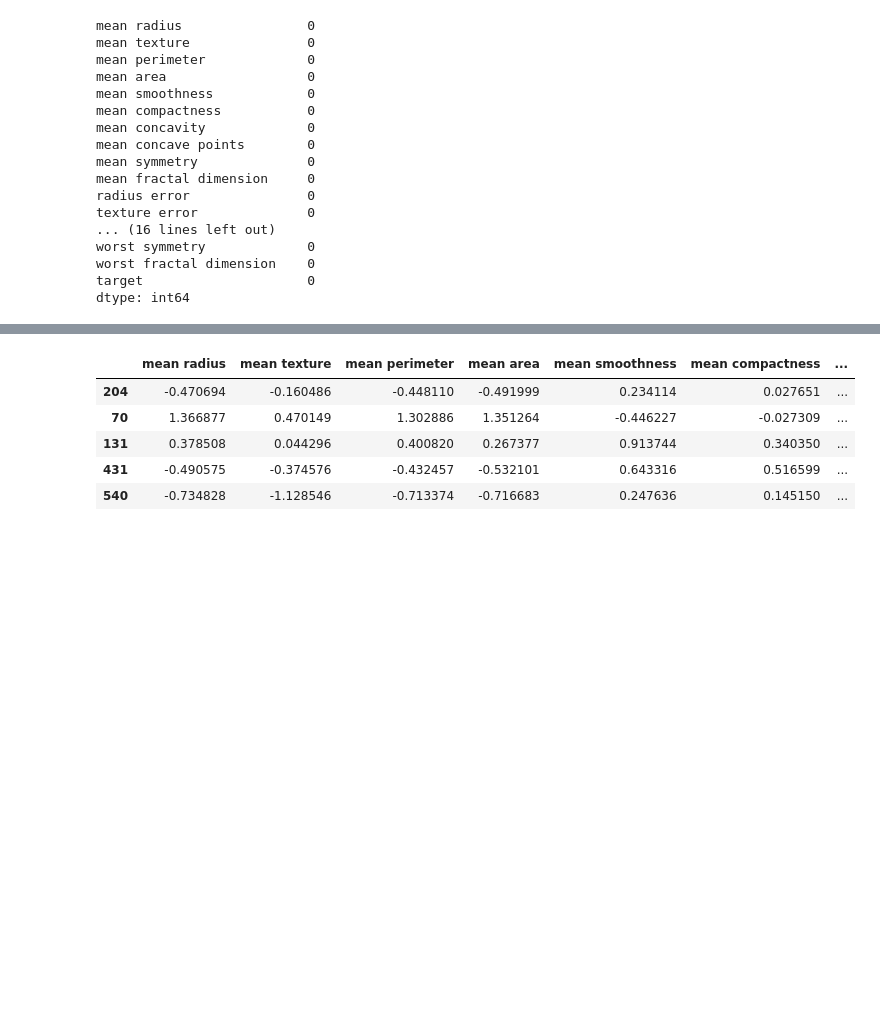
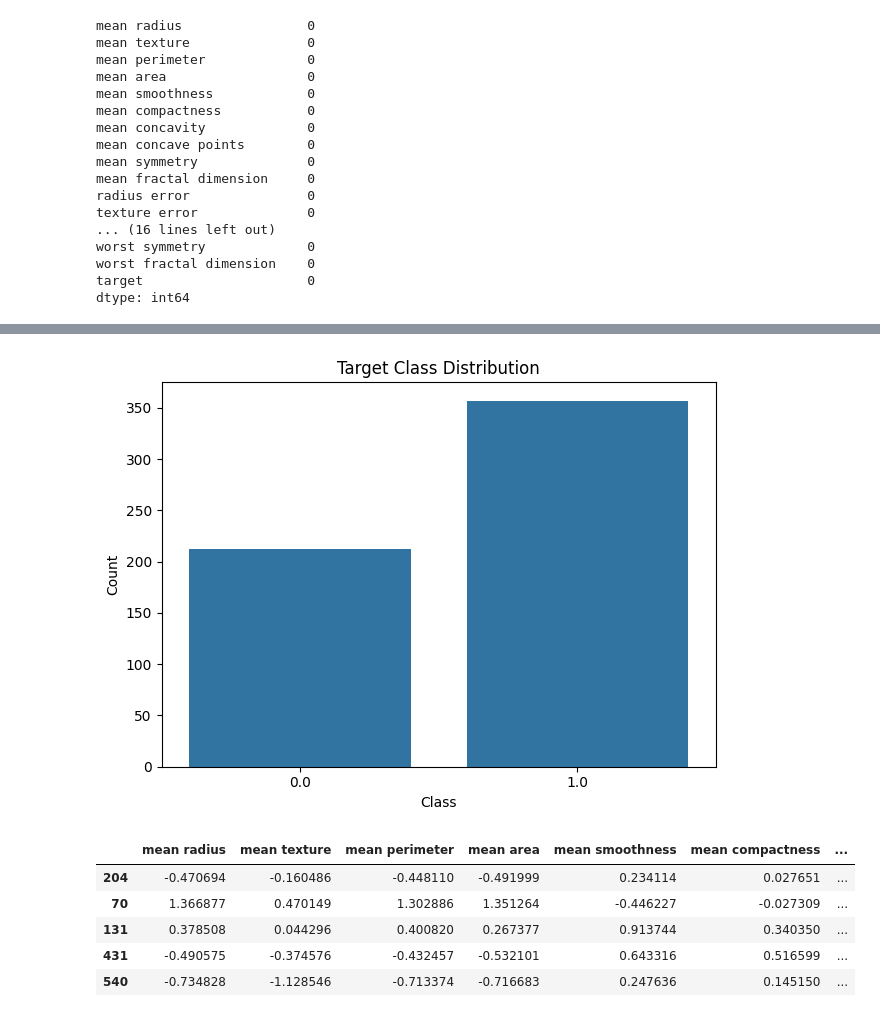
Before and after one commit to ronaldlaoo/8a7ae46b7d1393b40f5ea014d7734e933d2064defb313683e7da179ec2cfd1b2_cancer_classification, a Jupyter notebook: notebooks/data_preprocessing.ipynb, the cells around one changed output, grey strips where cells are left out. Cells and saved outputs as stored; diff of their text form; code cells hidden in the pictures; blank space fills up the shorter version.

```diff
--- a/notebooks/data_preprocessing.ipynb
+++ b/notebooks/data_preprocessing.ipynb
@@ -42,3 +82,13 @@ dtype: int64
+# %%
+# Bar plot of class distribution
+sns.countplot(x="target", data=df)
+plt.title("Target Class Distribution")
+plt.xlabel("Class")
+plt.ylabel("Count")
+plt.tight_layout()
+plt.show()
+# %% [output]
+[figure, added]
 # %%
 def load_dataset():
     df = pd.read_csv('data/raw/cancer_dataset.csv').drop(columns=['Unnamed: 0'])
```
Also changed, not shown: parts of 4 cells of this notebook, 6 other files.
